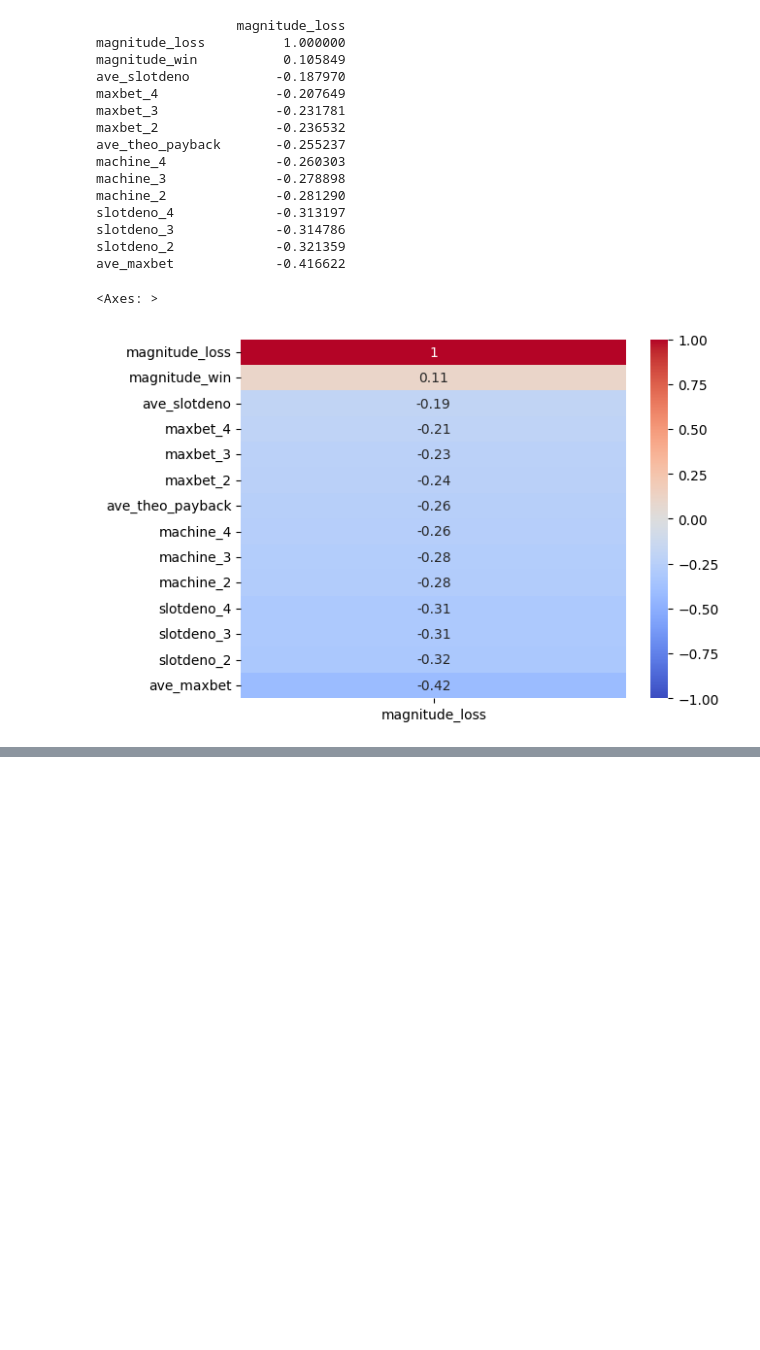
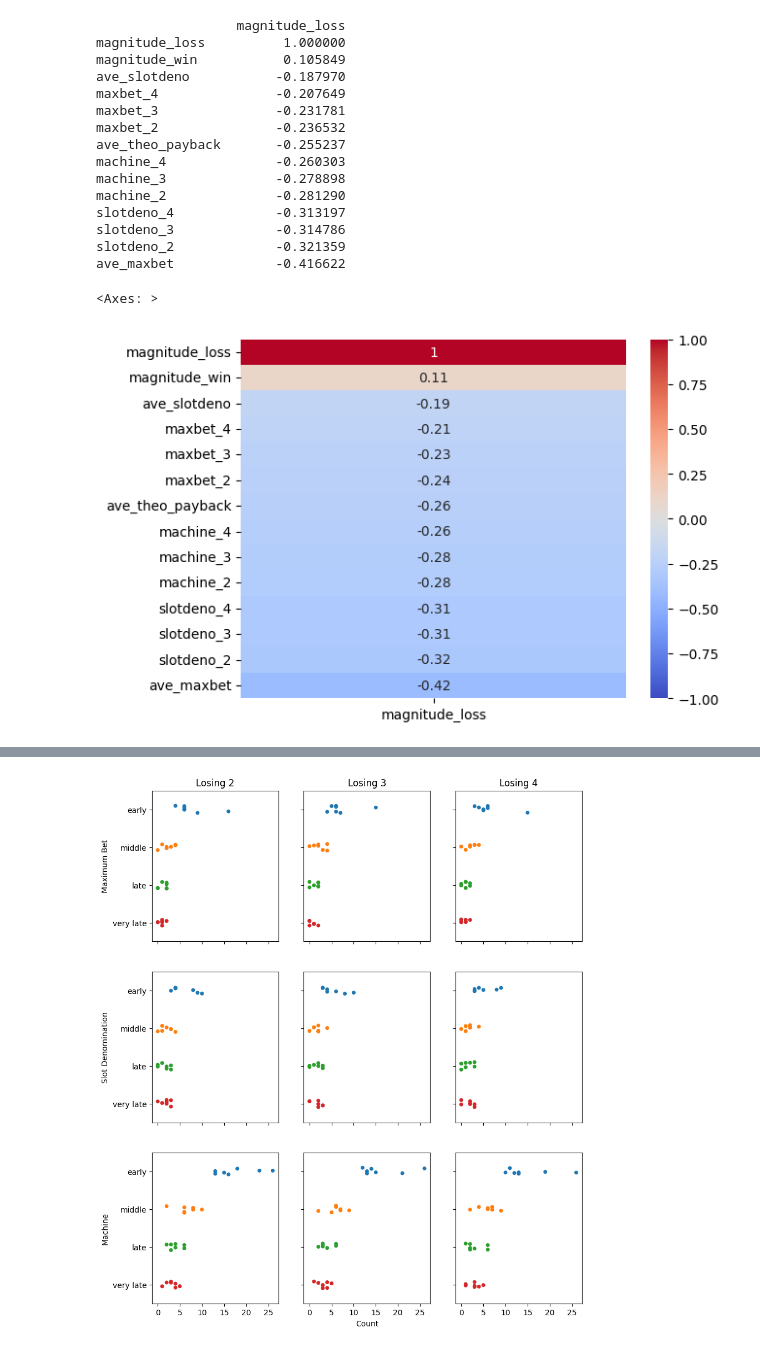
Before and after one commit to mauricios20/Gamblers_Investors, a Jupyter notebook: Timing_Magnitudes_Gamblers.ipynb, the cells around one changed output, grey strips where cells are left out. Drawn from its saved outputs; the diff is of its cells as text; code cells hidden in the pictures; blank space fills up the shorter version.

Commit message:
Plots need interpretations

```diff
--- a/Timing_Magnitudes_Gamblers.ipynb
+++ b/Timing_Magnitudes_Gamblers.ipynb
@@ -425,0 +344,61 @@ fig10.set_size_inches(6, 12)
+# %%
+# Create  figure 10
+fig10, axes10 = plt.subplots(3, 3, sharex=True, sharey=True)
+
+# Create barplot maxbet_2 vs timing
+sns.stripplot(y='timing', x='maxbet_2', data=dtfs_2, hue='timing', ax=axes10[0,0], legend=False)
+axes10[0,0].set(xlabel=None)
+axes10[0,0].set(ylabel='Maximum Bet')
+# set title of subplot
+axes10[0,0].set_title('Losing 2')
+
+# Create barplot slotdeno_2 vs timing
+sns.stripplot(y='timing', x='slotdeno_2', data=dtfs_2, hue='timing', ax=axes10[1,0], legend=False)
+axes10[1,0].set(xlabel=None)
+axes10[1,0].set(ylabel='Slot Denomination')
+
+# Create barplot machine_2 vs timing
+sns.stripplot(y='timing', x='machine_2', data=dtfs_2, hue='timing', ax=axes10[2,0], legend=False)
+axes10[2,0].set(xlabel=None)
+axes10[2,0].set(ylabel='Machine')
+
+# Create barplot maxbet_3 vs timing
+sns.stripplot(y='timing', x='maxbet_3', data=dtfs_2, hue='timing', ax=axes10[0,1], legend=False)
+axes10[0,1].set(xlabel=None)
+axes10[0,1].set(ylabel=None)
+# set title of subplot
+axes10[0,1].set_title('Losing 3')
+
+# Create barplot slotdeno_3 vs timing
+sns.stripplot(y='timing', x='slotdeno_3', data=dtfs_2, hue='timing', ax=axes10[1,1], legend=False)
+axes10[1,1].set(xlabel=None)
+axes10[1,1].set(ylabel=None)
+
+# Create barplot machine_3 vs timing
+sns.stripplot(y='timing', x='machine_3', data=dtfs_2, hue='timing', ax=axes10[2,1], legend=False)
+axes10[2,1].set(xlabel='Count')
+axes10[2,1].set(ylabel=None)
+
+# Create barplot maxbet_4 vs timing
+sns.stripplot(y='timing', x='maxbet_4', data=dtfs_2, hue='timing', ax=axes10[0,2], legend=False)
+axes10[0,2].set(xlabel=None)
+axes10[0,2].set(ylabel=None)
+# set title of subplot
+axes10[0,2].set_title('Losing 4')
+
+# Create barplot slotdeno_4 vs timing
+sns.stripplot(y='timing', x='slotdeno_4', data=dtfs_2, hue='timing', ax=axes10[1,2], legend=False)
+axes10[1,2].set(xlabel=None)
+axes10[1,2].set(ylabel=None)
+
+# Create barplot machine_4 vs timing
+sns.stripplot(y='timing', x='machine_4', data=dtfs_2, hue='timing', ax=axes10[2,2], legend=False)
+axes10[2,2].set(xlabel=None)
+axes10[2,2].set(ylabel=None)
+
+# Make increments of 5 on x-axis on all axes
+axes10[2,0].set_xticks(np.arange(0, 30, 5))
+# Make figure bigger
+fig10.set_size_inches(10, 12)
+# %% [output]
+[figure, added]
```
Also changed, not shown: parts of 7 cells of this notebook, 3 other files.
